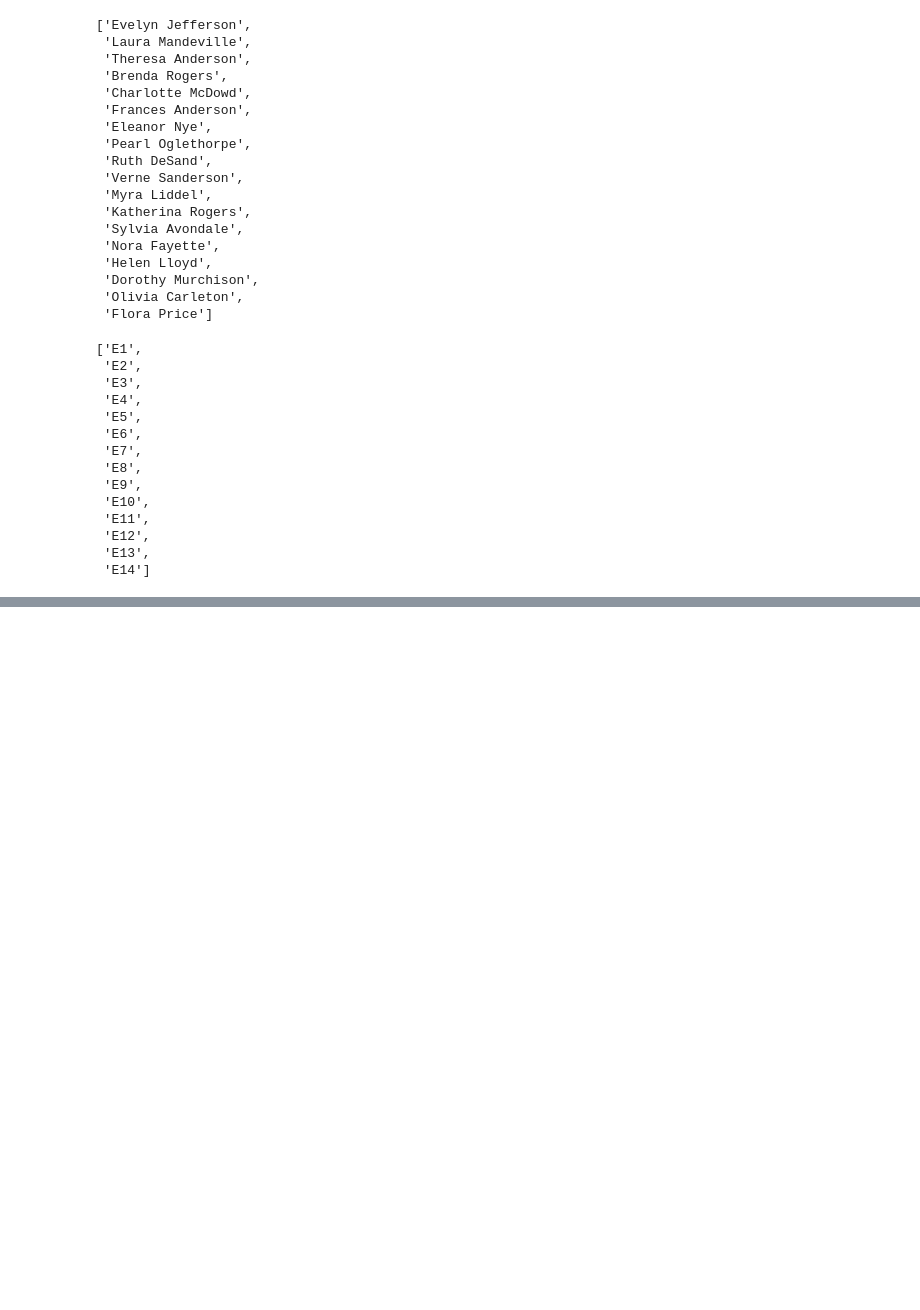
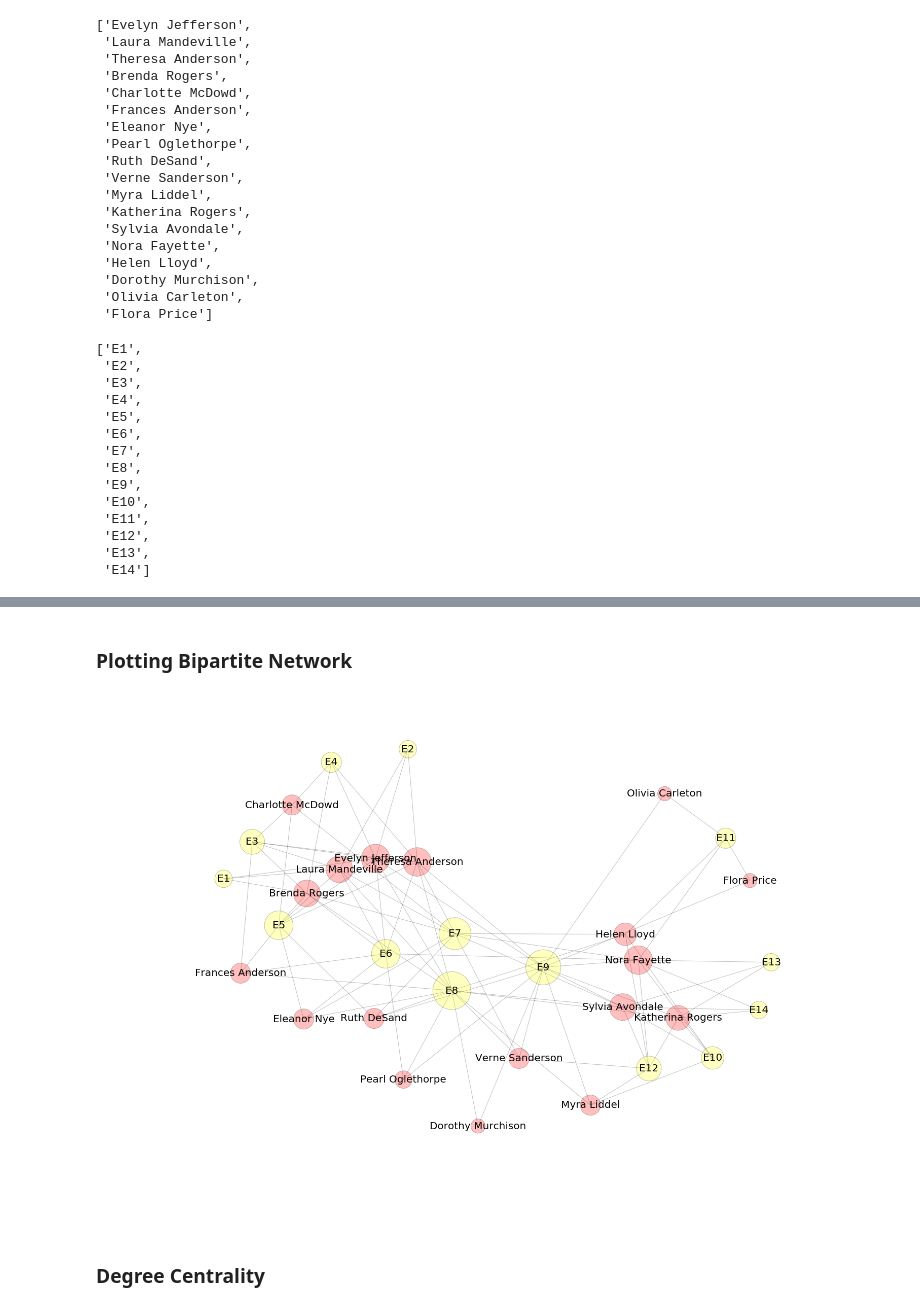
Before and after one commit to rmalarc/DATA620, a Jupyter notebook: hw03/hw03.ipynb, the cells around one changed output, grey strips where cells are left out. Drawn from its saved outputs; the diff is of its cells as text; code cells hidden in the pictures; blank space fills up the shorter version.

```diff
--- a/hw03/hw03.ipynb
+++ b/hw03/hw03.ipynb
@@ -175,0 +178,16 @@ plt.show()
+# %% [markdown]
+### Plotting Bipartite Network
+# %%
+colors=[]
+for n_element in G.degree().keys():
+    if n_element in G.degree(women).keys():
+        colors.append('red')
+    else:
+        colors.append('yellow')
+
+d = G.degree()
+nx.draw(G, node_size=[v*400 for v in d.values()], with_labels=True, node_color=colors, alpha=.25, font_size=20)
+# %% [output]
+[figure, added]
+# %% [markdown]
+### Degree Centrality
```
Also changed, not shown: parts of 23 cells of this notebook.
